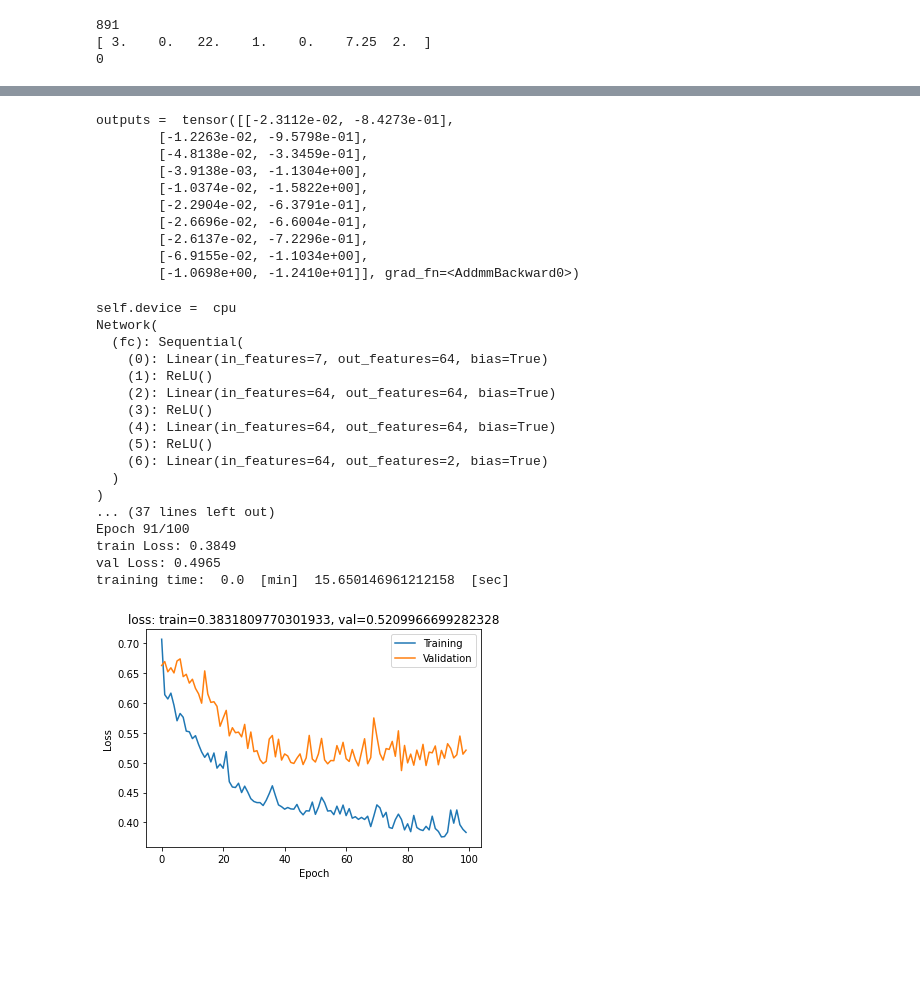
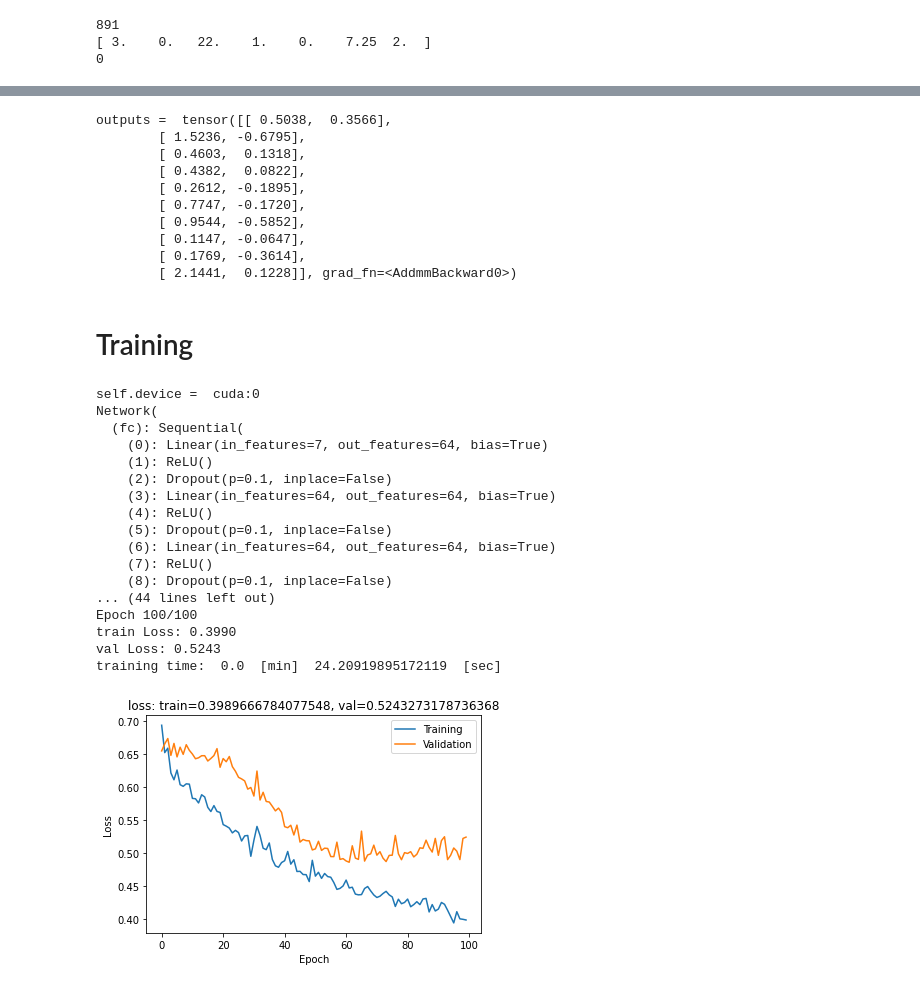
Before and after one commit to ozakiryota/kaggle, a Jupyter notebook: titanic.ipynb, the cells around one changed output, grey strips where cells are left out. Drawn from its saved outputs; the diff is of its cells as text; code cells hidden in the pictures; blank space fills up the shorter version.

```diff
--- a/titanic.ipynb
+++ b/titanic.ipynb
@@ -185,19 +187,19 @@ labels.size() =  torch.Size([10])
 from torch import nn
 
 class Network(nn.Module):
-    def __init__(self, dim_inputs, dim_mid, dim_outputs, dropout_rate=0.1):
+    def __init__(self, dim_inputs, dim_mid, dim_outputs, dropout_rate):
         super().__init__()
 
         self.fc = nn.Sequential(
             nn.Linear(dim_inputs, dim_mid),
             nn.ReLU(),
-            # nn.Dropout(p=dropout_rate),
+            nn.Dropout(p=dropout_rate),
             nn.Linear(dim_mid, dim_mid),
             nn.ReLU(),
-            # nn.Dropout(p=dropout_rate),
+            nn.Dropout(p=dropout_rate),
             nn.Linear(dim_mid, dim_mid),
             nn.ReLU(),
-            # nn.Dropout(p=dropout_rate),
+            nn.Dropout(p=dropout_rate),
             nn.Linear(dim_mid, dim_outputs)
         )
 
@@ -206,20 +208,22 @@ class Network(nn.Module):
         return x
 # %%
 ## TEST
-net = Network(len(dataset.__getitem__(index=0)[0]), 64, 2)
+net = Network(len(dataset.__getitem__(index=0)[0]), 64, 2, dropout_rate=0.1)
 outputs = net(inputs)
 print("outputs = ", outputs)
 # %% [output]
-outputs =  tensor([[-2.3112e-02, -8.4273e-01],
-        [-1.2263e-02, -9.5798e-01],
-        [-4.8138e-02, -3.3459e-01],
-        [-3.9138e-03, -1.1304e+00],
-        [-1.0374e-02, -1.5822e+00],
-        [-2.2904e-02, -6.3791e-01],
-        [-2.6696e-02, -6.6004e-01],
-        [-2.6137e-02, -7.2296e-01],
-        [-6.9155e-02, -1.1034e+00],
-        [-1.0698e+00, -1.2410e+01]], grad_fn=<AddmmBackward0>)
+outputs =  tensor([[ 0.5038,  0.3566],
+        [ 1.5236, -0.6795],
+        [ 0.4603,  0.1318],
+        [ 0.4382,  0.0822],
+        [ 0.2612, -0.1895],
+        [ 0.7747, -0.1720],
+        [ 0.9544, -0.5852],
+        [ 0.1147, -0.0647],
+        [ 0.1769, -0.3614],
+        [ 2.1441,  0.1228]], grad_fn=<AddmmBackward0>)
+# %% [markdown]
+# Training
 # %%
 import time
 import matplotlib.pyplot as plt
@@ -243,7 +247,7 @@ class Trainer:
 
         self.num_epochs = num_epochs
         self.dataloaders_dict = {'train': train_dataloader, 'val': val_dataloader}
-        self.net = Network(len(train_dataset.__getitem__(index=0)[0]), 64, 2)
+        self.net = Network(len(train_dataset.__getitem__(index=0)[0]), 64, 2, dropout_rate=0.1)
         self.net.to(self.device)
         print(net)
         self.criterion = nn.CrossEntropyLoss()
@@ -258,7 +262,7 @@ class Trainer:
         record_loss_dict = {'train': [], 'val': []}
         ## loop
         for epoch in range(self.num_epochs):
-            if not epoch % (num_epochs // 10):
+            if epoch == 0 or not (epoch+1) % (num_epochs // 10):
                 print('----------')
                 print('Epoch {}/{}'.format(epoch+1, self.num_epochs))
             ## phase
@@ -289,51 +293,52 @@ class Trainer:
                 ## average loss
                 loss_epoch = loss_epoch / len(self.dataloaders_dict[phase].dataset)
                 record_loss_dict[phase].append(loss_epoch)
-                if not epoch % (num_epochs // 10):
+                if epoch == 0 or not (epoch+1) % (num_epochs // 10):
                     print("{} Loss: {:.4f}".format(phase, loss_epoch))
         ## save
         torch.save(self.net.state_dict(), save_weights_path)
         ## training time
         mins = (time.time() - start_clock) // 60
         secs = (time.time() - start_clock) % 60
         print ('training time: ', mins, ' [min] ', secs, ' [sec]')
         ## graph
         self.showGraph(record_loss_dict)
 
     def showGraph(self, record_loss_dict):
         graph = plt.figure()
         plt.plot(range(len(record_loss_dict['train'])), record_loss_dict['train'], label="Training")
         plt.plot(range(len(record_loss_dict['val'])), record_loss_dict['val'], label="Validation")
         plt.legend()
         plt.xlabel("Epoch")
         plt.ylabel("Loss")
         plt.title("loss: train=" + str(record_loss_dict['train'][-1]) + ", val=" + str(record_loss_dict['val'][-1]))
         plt.show()
 
 
 csv_path = '/content/train.csv'
 num_epochs = 100
 batch_size = 50
 lr = 0.001
 save_weights_path = '/content/weights.pth'
+
 trainer = Trainer(csv_path, num_epochs, batch_size, lr, save_weights_path)
 trainer.train()
 # %% [output]
-self.device =  cpu
+self.device =  cuda:0
 Network(
   (fc): Sequential(
     (0): Linear(in_features=7, out_features=64, bias=True)
     (1): ReLU()
-    (2): Linear(in_features=64, out_features=64, bias=True)
-    (3): ReLU()
-    (4): Linear(in_features=64, out_features=64, bias=True)
-    (5): ReLU()
-    (6): Linear(in_features=64, out_features=2, bias=True)
-  )
-)
-... (37 lines left out)
-Epoch 91/100
-train Loss: 0.3849
-val Loss: 0.4965
-training time:  0.0  [min]  15.650146961212158  [sec]
+    (2): Dropout(p=0.1, inplace=False)
+    (3): Linear(in_features=64, out_features=64, bias=True)
+    (4): ReLU()
+    (5): Dropout(p=0.1, inplace=False)
+    (6): Linear(in_features=64, out_features=64, bias=True)
+    (7): ReLU()
+    (8): Dropout(p=0.1, inplace=False)
+... (44 lines left out)
+Epoch 100/100
+train Loss: 0.3990
+val Loss: 0.5243
+training time:  0.0  [min]  24.20919895172119  [sec]
-[figure, old version]
+[figure, new version]
```
Also changed, not shown: parts of 4 cells of this notebook.
